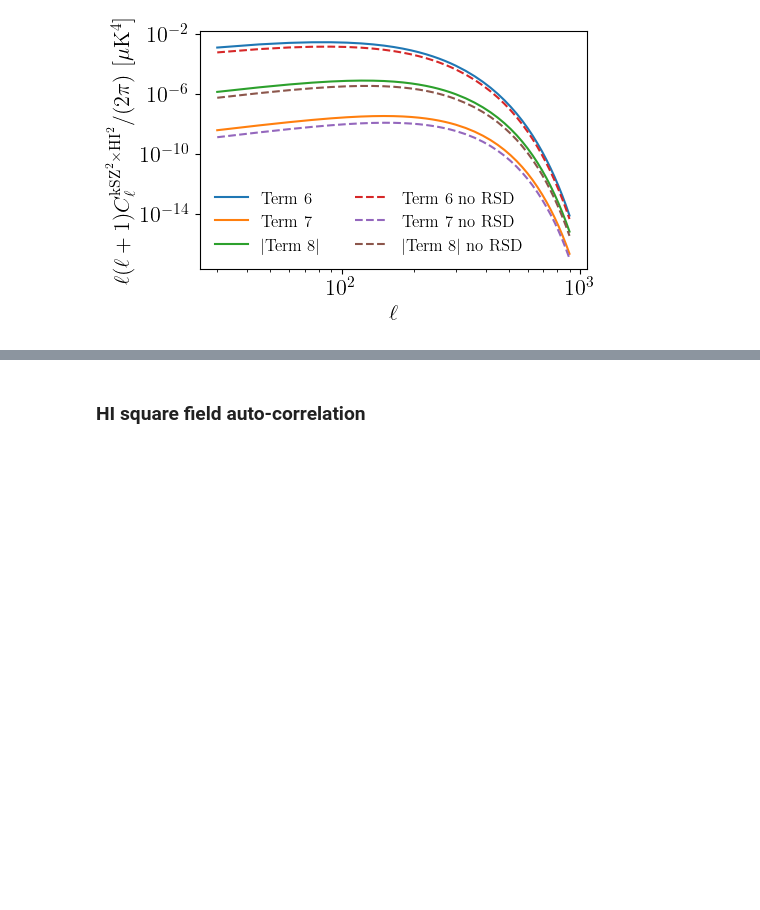
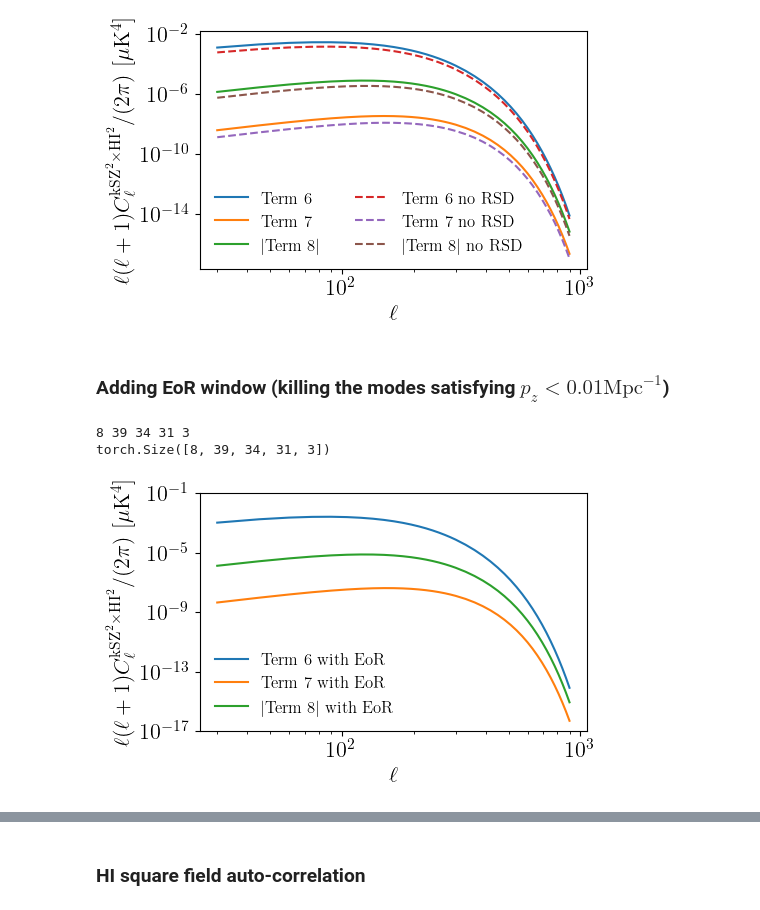
Before and after one commit to Einste11N/SquareField_CrossCorrelation, a Jupyter notebook: Inspection.ipynb, the cells around one changed output, grey strips where cells are left out. Saved outputs shown, nothing was run; the diff lists cells and outputs as text; code cells hidden in the pictures; blank space fills up the shorter version.

```diff
--- a/Inspection.ipynb
+++ b/Inspection.ipynb
@@ -83,6 +83,13 @@ for i in range(len(zlist)):
     data_total.append(data_i)
 
 np.save('./Data/Cross_z_0.30_1.00/dCl_cross_noRSD.npy', np.array(data_total)) # save Cl that is dimensionless
+# %%
+data_term_total = []
+for i in range(len(zlist)):
+    data_term_i = np.load(f'./Data/Cross_z_0.30_1.00_byterm_EoR/dCl_cross_' + str(i) + '.npy') # dimensionless
+    data_term_total.append(data_term_i)
+
+np.save('./Data/Cross_z_0.30_1.00_byterm_EoR/dCl_cross.npy', np.array(data_term_total)) # save Cl that is dimensionless
 # %% [markdown]
 ## 1. Read in the data
 # %% [markdown]
@@ -340,3 +347,41 @@ plt.savefig('Figs/cross_correlation_compare.pdf', bbox_inches = 'tight')
 plt.show()
 # %% [output]
 [figure]
+# %% [markdown]
+### Adding EoR window (killing the modes satisfying $p_z<0.01 \mathrm{Mpc}^{-1}$)
+# %%
+Nz = 8
+zmin = 0.3
+zmax = 1.0
+zend_index = 8
+zlist = tc.linspace(zmin, zmax, Nz)[:zend_index]
+l_list = tc.hstack([tc.linspace(30, 300, 19), tc.linspace(330, 900, 20)])
+t1_list = tc.linspace(0., tc.pi, 31)
+l1_list = tc.linspace(100,10000,34)
+
+data_total_byterm = tc.tensor(np.load('./Data/Cross_z_0.30_1.00_byterm_EoR/dCl_cross.npy'))
+data_total_byterm_noEoR = tc.tensor(np.load('./Data/Cross_z_0.30_1.00_byterm/dCl_cross.npy'))
+
+# The first factor 2 for double from integral over theta_1 (0,pi) -> (0,2pi)
+# The second factor 2 for double from integral over p_z (pmin,pmax) -> (-pmax, pmax)
+# The third factor 2 for double from contribution T
+# The fourth factor (2pi)^(-5) for volume element from integral over l1 and p
+# The fifth factor (2.7)^2 for recovering the dimension of kSZ effect in unit K
+
+data_total_byterm = tc.tensor(np.array(data_total_byterm)) * 2 * 2 * 2 / (2*tc.pi)**5 * (2.7)**2
+data_total_byterm_noEoR = tc.tensor(np.array(data_total_byterm_noEoR)) * 2 * 2 * 2 / (2*tc.pi)**5 * (2.7)**2
+
+print(len(zlist), len(l_list), len(l1_list), len(t1_list), 3)
+print(data_total_byterm.shape)
+# %% [output]
+8 39 34 31 3
+torch.Size([8, 39, 34, 31, 3])
+# %%
+########################################################################
+# Evaluating the filter for kSZ
+filter_ls, filter_Fl = dCl_obj.l_kSZ, dCl_obj.Fl_kSZ
+
+ll, l1, theta1 = tc.meshgrid(l_list, l1_list, t1_list, indexing='ij')
+l_m_l1_norm = tc.sqrt(ll**2 + l1**2 - 2*ll*l1*tc.cos(theta1))
+
+Filter_kSZ = dCl.torch_interp1d(filter_ls, filter_Fl, l_m_l1_norm) * dCl.torch_interp1d(filter_ls, filter_Fl, l1)
@@ -342,0 +437,24 @@ plt.show()
+# %%
+# Recover the unit by deviding (c/1000)^2 !!!
+res_plot = res / (sc.c/1000)**2
+
+fig = plt.figure(figsize=(5,3.09), dpi=100)
+# times (2.7K)^2 to convert to temperature unit
+
+plt.plot(l_list, l_list * (l_list + 1) * 2*res_plot[0] / (2*tc.pi) * 1e24, '-', label='Term 6 with EoR')
+plt.plot(l_list, l_list * (l_list + 1) * 2*res_plot[1] / (2*tc.pi) * 1e24, '-', label='Term 7 with EoR')
+plt.plot(l_list, - l_list * (l_list + 1) * 4*res_plot[2] / (2*tc.pi) * 1e24, '-', label='$|$Term 8$|$ with EoR')
+
+plt.xscale('log')
+plt.yscale('log')
+plt.legend(fontsize=12, frameon=False, ncol = 1)
+
+# plt.xticks([30, 100, 300, 600], ['30', '100', '300', '600'])
+plt.xlabel(r'$\ell$', usetex=True)
+plt.ylabel(r'$\ell(\ell+1)C_{\ell}^{{\rm kSZ}^2 \times {\rm HI}^2} / (2\pi)$ [$\mu\mathrm{K}^4$]', usetex=True)
+plt.ylim([1e-17, 1e-1])
+
+# plt.savefig('Figs/cross_correlation_EoR.pdf', bbox_inches = 'tight')
+plt.show()
+# %% [output]
+[figure, added]
```
Also changed, not shown: parts of 3 cells of this notebook, 14 other files.
